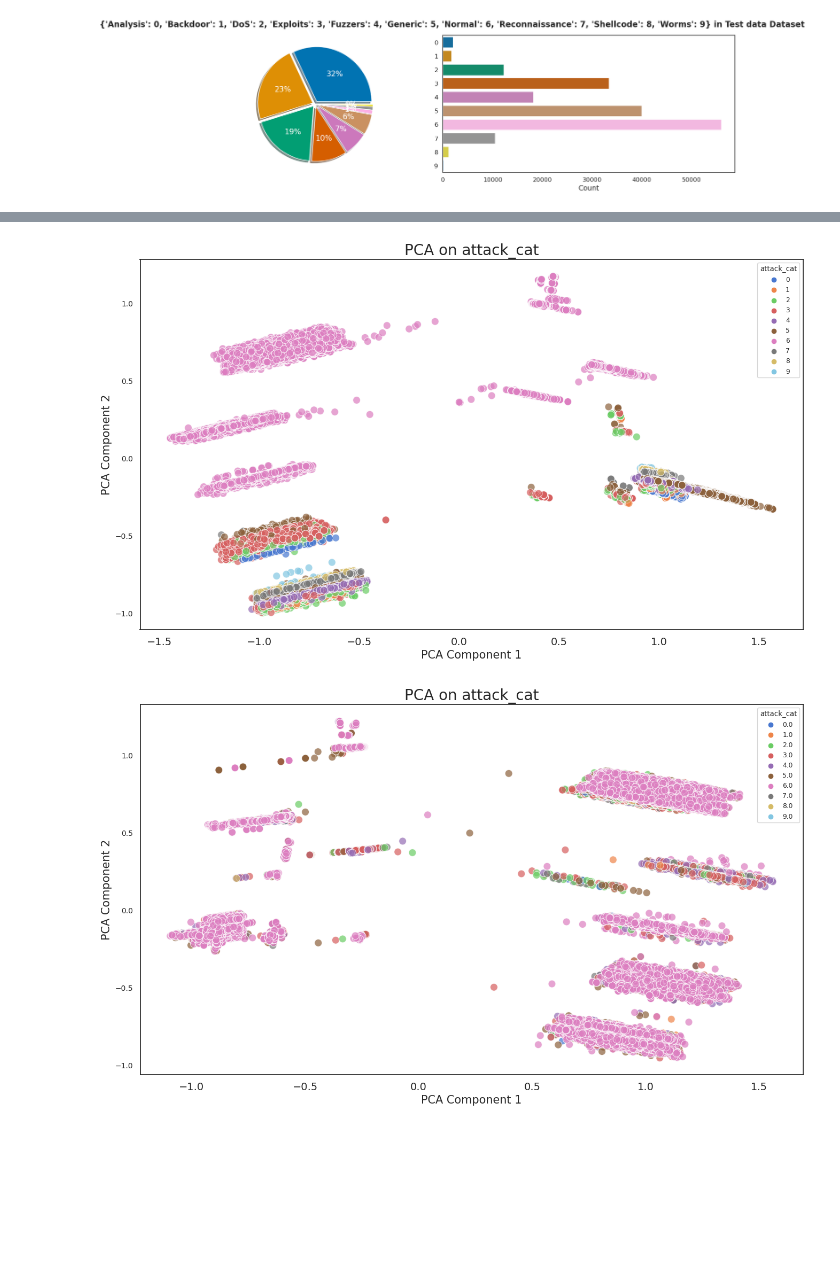
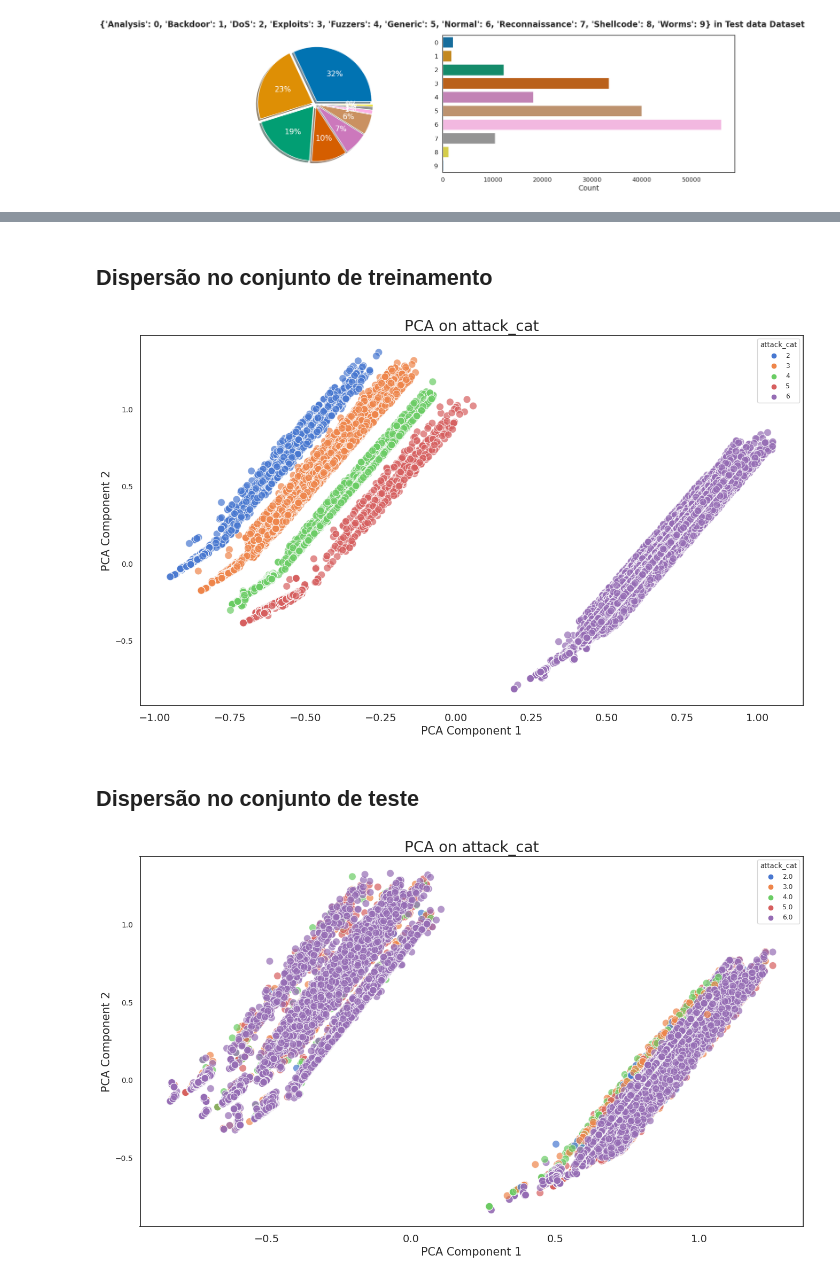
Before and after one commit to lucas-bruzzone/UNSW-NB15-Article, a Jupyter notebook: unsw-nb15-study.ipynb, the cells around one changed output, grey strips where cells are left out. Cells and saved outputs as stored; diff of their text form; code cells hidden in the pictures; blank space fills up the shorter version.

```diff
--- a/unsw-nb15-study.ipynb
+++ b/unsw-nb15-study.ipynb
@@ -421,0 +496,13 @@ plot_target_feature(test_reduced, 'attack_cat', label_encoder_mappings, figsize=
+# %%
+# Lista com as classes que serão mantidas
+selected_classes = [2, 3, 5, 4, 6]
+
+# Filtrar o DataFrame 'train_reduced' mantendo somente as classes selecionadas
+train_reduced = train_reduced[train_reduced['attack_cat'].isin(selected_classes)]
+
+# Filtrar o DataFrame 'test_reduced' mantendo somente as classes selecionadas
+test_reduced = test_reduced[test_reduced['attack_cat'].isin(selected_classes)]
+
+print(f"train shape :{train_reduced.shape}")
+
+print(f"train shape :{test_reduced.shape}")
@@ -422,3 +552,5 @@ plot_target_feature(test_reduced, 'attack_cat', label_encoder_mappings, figsize=
+# %% [markdown]
+## Dispersão no conjunto de treinamento
 # %%
 from sklearn.preprocessing import StandardScaler, MinMaxScaler
 from sklearn.decomposition import PCA
@@ -493,7 +625,7 @@ class Decomp:
         plt.ylabel(f"{label} Component 2", fontsize = 15)
 
 
-data = train.copy()
+data = train_reduced.copy()
 method = 'pca'
 
 decomp = Decomp(n_components=2, method=method, scaler_method='minmax')
@@ -503,16 +635,18 @@ decomp.decomp_plot(decomp_feature, method.upper(), 'attack_cat')
 
 del data
 # %% [output]
-[figure, old version]
+[figure, new version]
+# %% [markdown]
+## Dispersão no conjunto de teste
 # %%
-data = test.copy()
+data = test_reduced.copy()
 method = 'pca'
 
 decomp = Decomp(n_components=2, method=method, scaler_method='minmax')
 decomp_feature = decomp.dimension_reduction(data)
 decomp_feature = pd.concat([train_reduced['attack_cat'], decomp_feature], axis=1)
 decomp.decomp_plot(decomp_feature, method.upper(), 'attack_cat')
 
 del data
 # %% [output]
-[figure, old version]
+[figure, new version]
```
Also changed, not shown: parts of 42 cells of this notebook.
